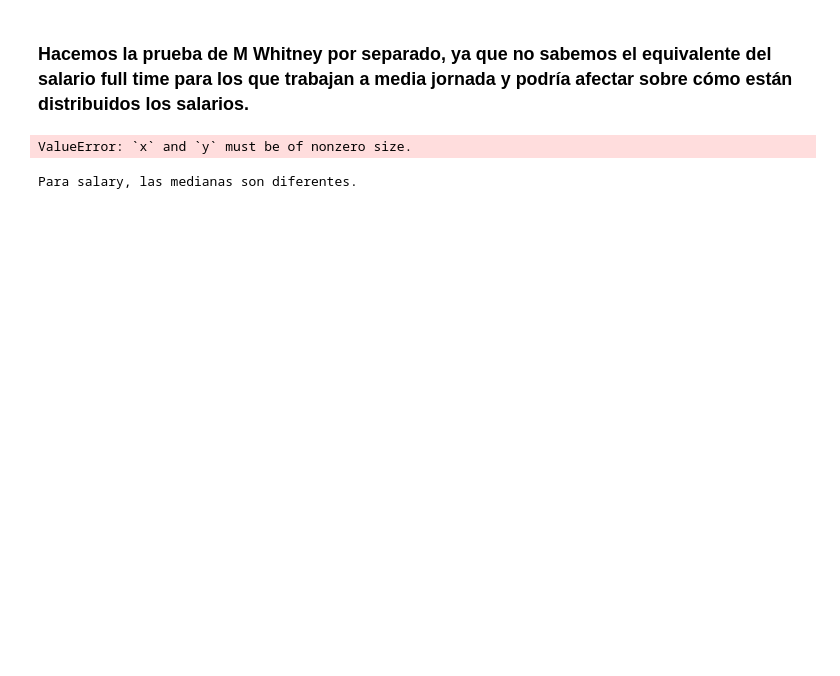
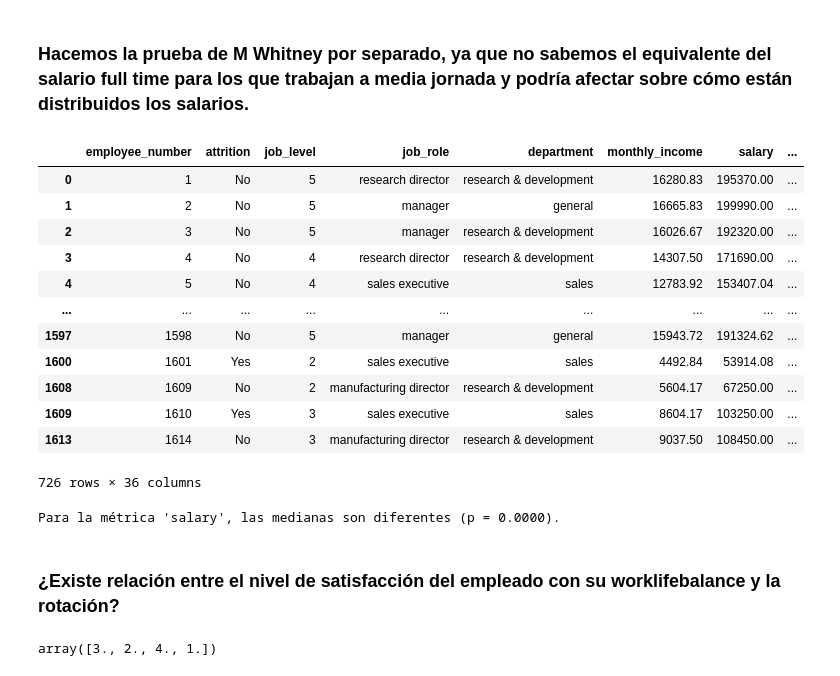
Before and after one commit to FiSaRaff/project-da-promo-k-modulo-3-team-2, a Jupyter notebook: notebooks/ab_testing.ipynb, the cells around one changed output. Drawn from its saved outputs; the diff is of its cells as text; code cells hidden in the pictures; blank space fills up the shorter version.

Commit message:
Añadiendo más pruebas estadísticas

```diff
--- a/notebooks/ab_testing.ipynb
+++ b/notebooks/ab_testing.ipynb
@@ -163,14 +176,30 @@ plt.xlim(5000, 110000);
 # %% [markdown]
 ### Hacemos la prueba de M Whitney por separado, ya que no sabemos el equivalente del salario full time para los que trabajan a media jornada y podría afectar sobre cómo están distribuidos los salarios.
+# %%
+full_time
+# %% [output]
+|  | employee_number | attrition | job_level | job_role | department | monthly_income | salary | ... |
+| 0 | 1 | No | 5 | research director | research & development | 16280.83 | 195370.00 | ... |
+| 1 | 2 | No | 5 | manager | general | 16665.83 | 199990.00 | ... |
+| 2 | 3 | No | 5 | manager | research & development | 16026.67 | 192320.00 | ... |
+| 3 | 4 | No | 4 | research director | research & development | 14307.50 | 171690.00 | ... |
+| 4 | 5 | No | 4 | sales executive | sales | 12783.92 | 153407.04 | ... |
+| ... | ... | ... | ... | ... | ... | ... | ... | ... |
+| 1597 | 1598 | No | 5 | manager | general | 15943.72 | 191324.62 | ... |
+| 1600 | 1601 | Yes | 2 | sales executive | sales | 4492.84 | 53914.08 | ... |
+| 1608 | 1609 | No | 2 | manufacturing director | research & development | 5604.17 | 67250.00 | ... |
+| 1609 | 1610 | Yes | 3 | sales executive | sales | 8604.17 | 103250.00 | ... |
+| 1613 | 1614 | No | 3 | manufacturing director | research & development | 9037.50 | 108450.00 | ... |
+726 rows × 36 columns
 # %%
-# Prueba de Man Whitney para ver la relación entre el salario de los empleados que se han ido full time y la rotación:
+# Prueba de Man Whitney para ver la relación entre el salario de los empleados part time y la rotación:
 
-test_man_whitney(full_time, ['salary'], 'No', 'Yes')
+test_man_whitney(part_time, ['salary'], grupo_control='No', grupo_variante='Yes')
 # %% [output]
-ValueError: `x` and `y` must be of nonzero size.
+Para la métrica 'salary', las medianas son diferentes (p = 0.0000).
-# %%
-# Prueba de Man Whitney para ver la relación entre el salario de los empleados part time y la rotación:
-
-test_man_whitney(part_time, ['salary'], 'No', 'Yes')
-# %% [output]
-Para salary, las medianas son diferentes.
+# %% [markdown]
+### ¿Existe relación entre el nivel de satisfacción del empleado con su worklifebalance y la rotación?
+# %%
+df['work_life_balance'].unique()
+# %% [output]
+array([3., 2., 4., 1.])
```
Also changed, not shown: parts of 13 cells of this notebook.
